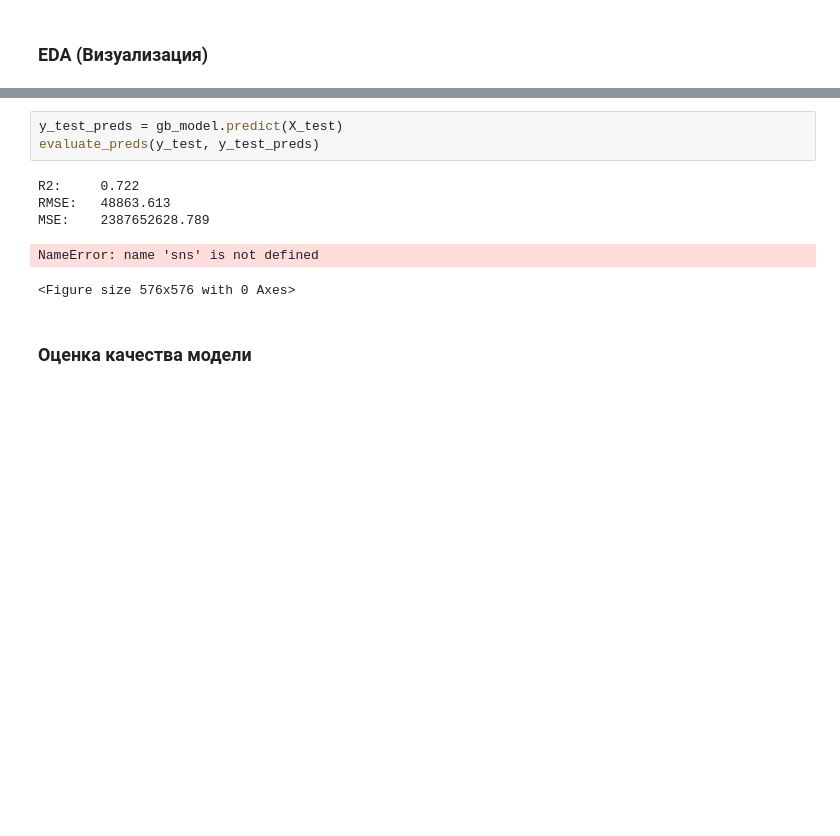
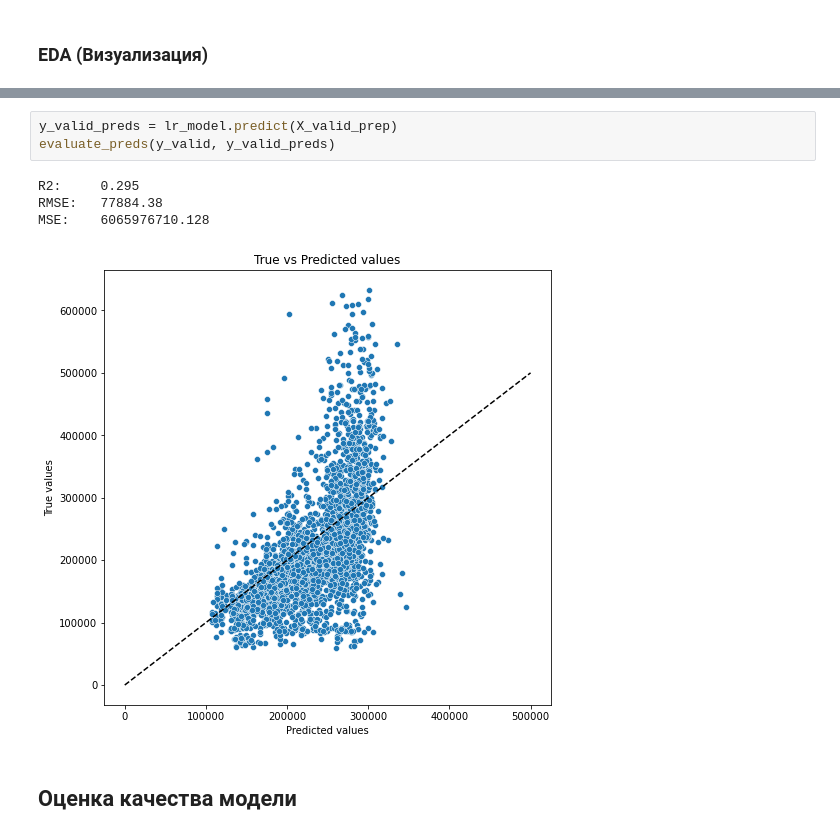
Before and after one commit to helain/DataScience, a Jupyter notebook: KlimochkinMS_solution.ipynb, the cells around one changed output, grey strips where cells are left out. Saved outputs shown, nothing was run; the diff lists cells and outputs as text; blank space fills up the shorter version.

```diff
--- a/KlimochkinMS_solution.ipynb
+++ b/KlimochkinMS_solution.ipynb
@@ -247,11 +386,10 @@ NameError: name 'sns' is not defined
 # %%
-y_test_preds = gb_model.predict(X_test)
-evaluate_preds(y_test, y_test_preds)
+y_valid_preds = lr_model.predict(X_valid_prep)
+evaluate_preds(y_valid, y_valid_preds)
 # %% [output]
-R2:     0.722
-RMSE:   48863.613
-MSE:    2387652628.789
+R2:     0.295
+RMSE:   77884.38
+MSE:    6065976710.128
-NameError: name 'sns' is not defined
-<Figure size 576x576 with 0 Axes>
+[figure, added]
 # %% [markdown]
-### Оценка качества модели
+## Оценка качества модели
```
Also changed, not shown: parts of 37 cells of this notebook.
